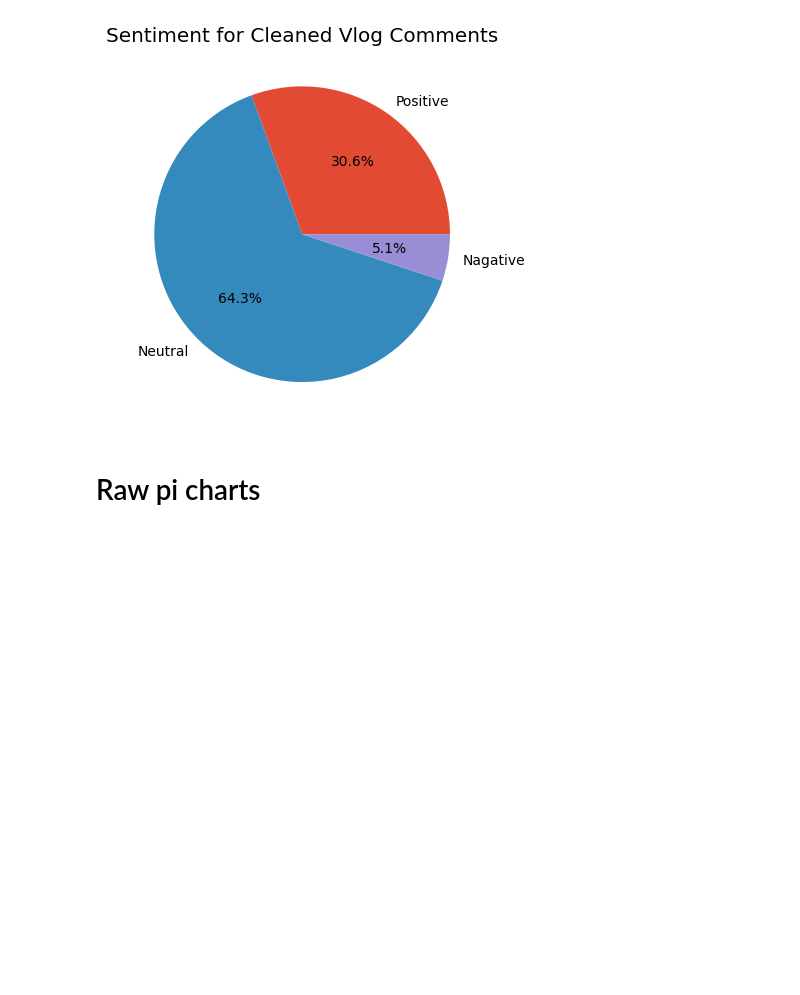
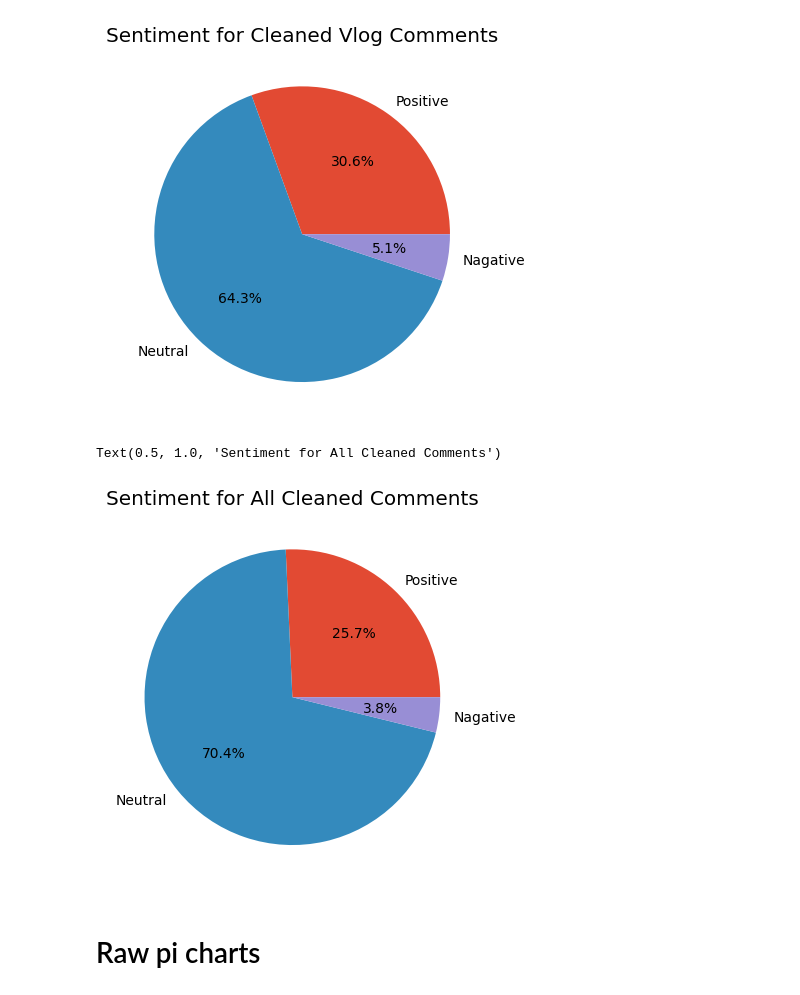
Before and after one commit to fahigley/YT_Sentiment_Analysis, a Jupyter notebook: code/sentiment_analysis.ipynb, the cells around one changed output. Cells and saved outputs as stored; diff of their text form; code cells hidden in the pictures; blank space fills up the shorter version.

Commit message:
more visualization

```diff
--- a/code/sentiment_analysis.ipynb
+++ b/code/sentiment_analysis.ipynb
@@ -216,6 +216,21 @@ ax.set_title("Sentiment for Cleaned Vlog Comments")
 # %% [output]
 Text(0.5, 1.0, 'Sentiment for Cleaned Vlog Comments')
 [figure]
+# %%
+total = sum(beauty_sent_totals_clean) + sum(controversial_sent_totals_clean) + sum(gaming_sent_totals_clean) + sum(music_sent_totals_clean) + sum(reaction_sent_totals_clean) +sum(vlog_sent_totals_clean)
+All_percents = [ (beauty_sent_totals_clean[0] + controversial_sent_totals_clean[0] + gaming_sent_totals_clean[0] +
+                music_sent_totals_clean[0] + reaction_sent_totals_clean[0]+ vlog_sent_totals_clean[0]) / total,
+                (beauty_sent_totals_clean[1] + controversial_sent_totals_clean[1] + gaming_sent_totals_clean[1] +
+                music_sent_totals_clean[1] + reaction_sent_totals_clean[1]+ vlog_sent_totals_clean[1]) / total,
+                (beauty_sent_totals_clean[2] + controversial_sent_totals_clean[2] + gaming_sent_totals_clean[2] +
+                music_sent_totals_clean[2] + reaction_sent_totals_clean[2]+ vlog_sent_totals_clean[2]) / total,]
+
+fig, ax = plt.subplots()
+ax.pie(All_percents, labels=labels, autopct='%1.1f%%')
+ax.set_title("Sentiment for All Cleaned Comments")
+# %% [output]
+Text(0.5, 1.0, 'Sentiment for All Cleaned Comments')
+[figure, added]
 # %% [markdown]
 # Raw pi charts
 # %%
```
Also changed, not shown: parts of 1 cell of this notebook, 1 other file.
